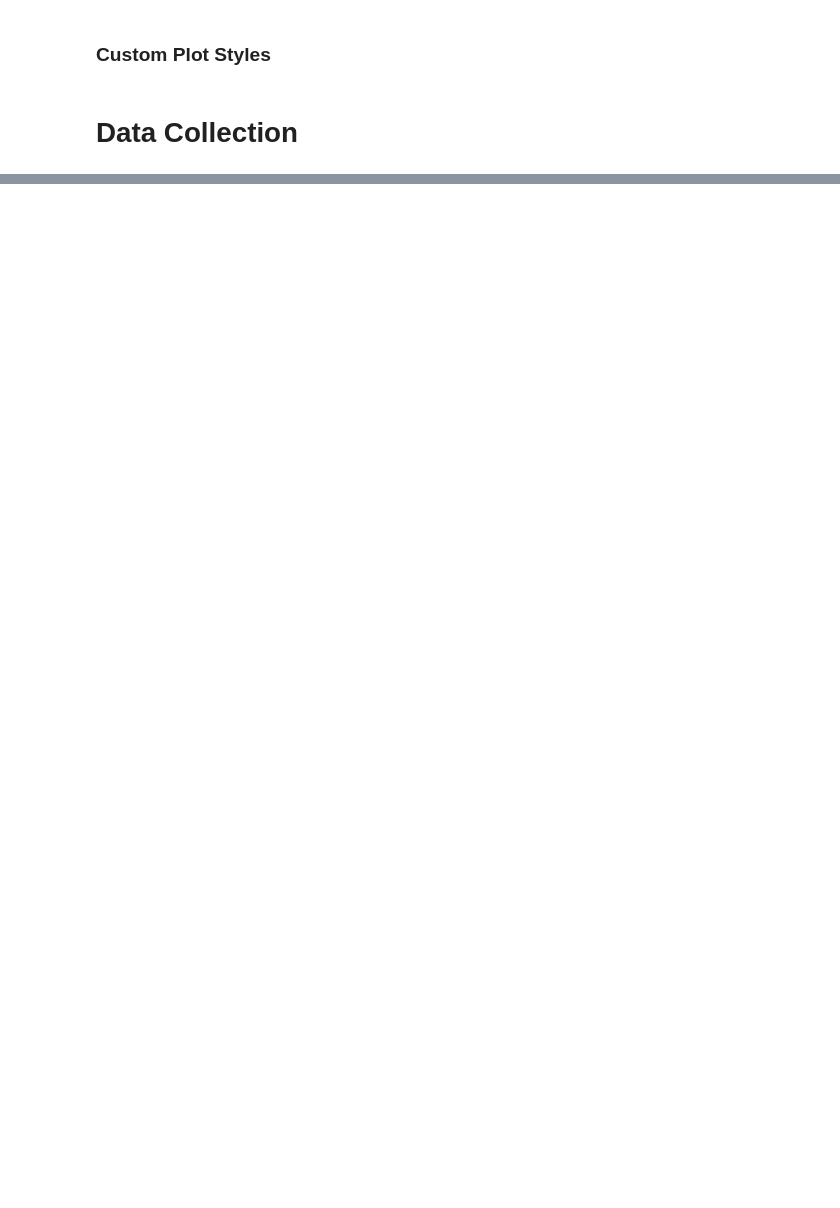
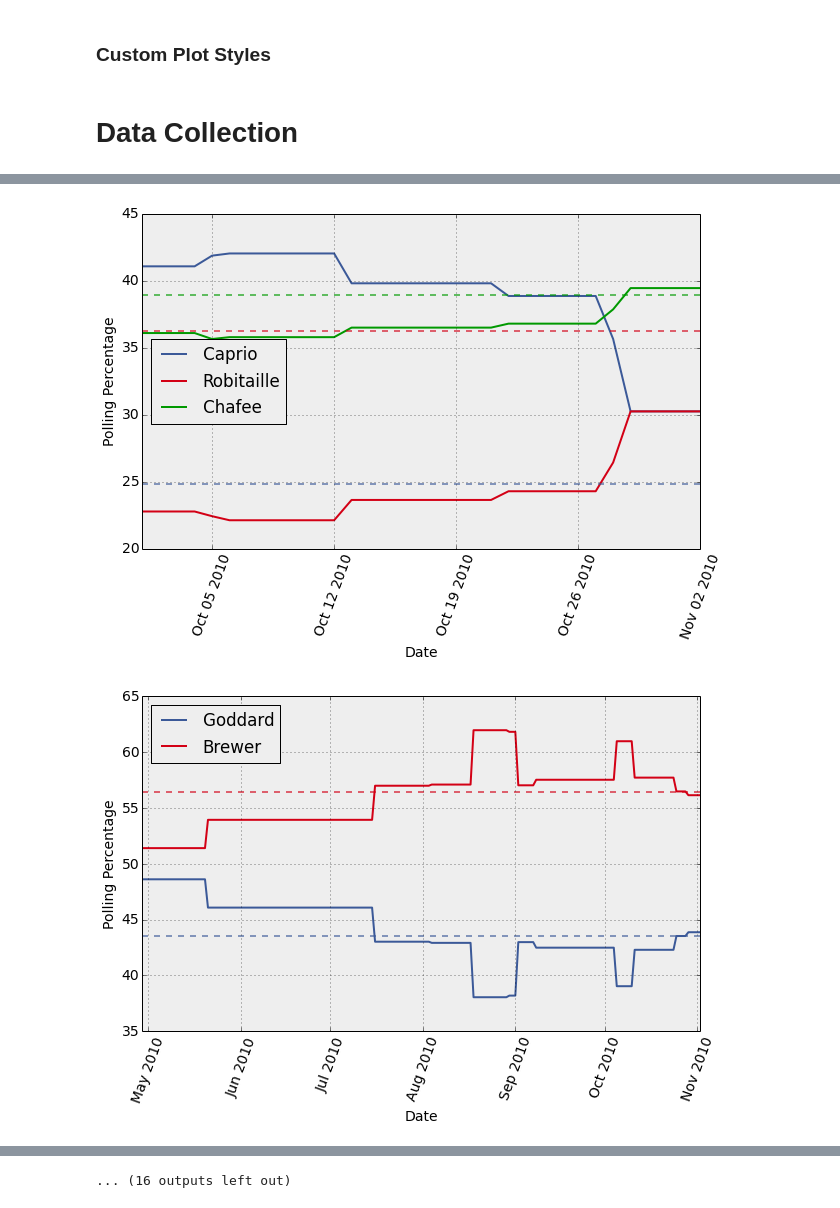
Before and after one commit to chrisdaly/Data-Analytics, a Jupyter notebook: Governor Race Predictions/Governor Race Predictions Notebook.ipynb, the cells around one changed output, grey strips where cells are left out. Cells and saved outputs as stored; diff of their text form; code cells hidden in the pictures; blank space fills up the shorter version.

Commit message:
12th commit
Finished Governor Race.

```diff
--- a/Governor Race Predictions/Governor Race Predictions Notebook.ipynb
+++ b/Governor Race Predictions/Governor Race Predictions Notebook.ipynb
@@ -43,0 +296,45 @@ rcParams['patch.edgecolor'] = 'none'
+# %%
+def id_from_url(url):
+
+    """
+    Given a URL, looks up the RCP identifier number
+    """
+
+    return url.split('-')[-1].split('.html')[0]
+
+
+def plot_race(url):
+
+    """
+    Makes a plot summarizing a senate race.
+    Overplots the actual race results as dashed horizontal lines
+    """
+
+    # Get the id, xml info, and colors of a historical race..
+    id = id_from_url(url)
+    xml = get_poll_xml(id)
+    colors = plot_colors(xml)
+
+    if len(colors) == 0:
+        return
+
+    # Find out who actually won the race.
+    result = race_result(url)
+
+    # Start plotting.
+    poll_plot(id)
+    plt.xlabel("Date")
+    plt.ylabel("Polling Percentage")
+
+    # For the actual outcome, draw a dashed line.
+    for r in result:
+        plt.axhline(result[r], color=colors[_strip(r)], alpha=0.6, ls='--')
+# %%
+page = requests.get('http://www.realclearpolitics.com/epolls/2010/governor/2010_elections_governor_map.html').text.encode('ascii', 'ignore')
+
+for race in find_governor_races(page):
+    plot_race(race)
+    plt.show()
+# %% [output]
+[figure, added]
+[figure, added]
@@ -43,0 +351 @@ rcParams['patch.edgecolor'] = 'none'
+... (16 outputs left out)
```
Also changed, not shown: parts of 40 cells of this notebook, 1 other file.
